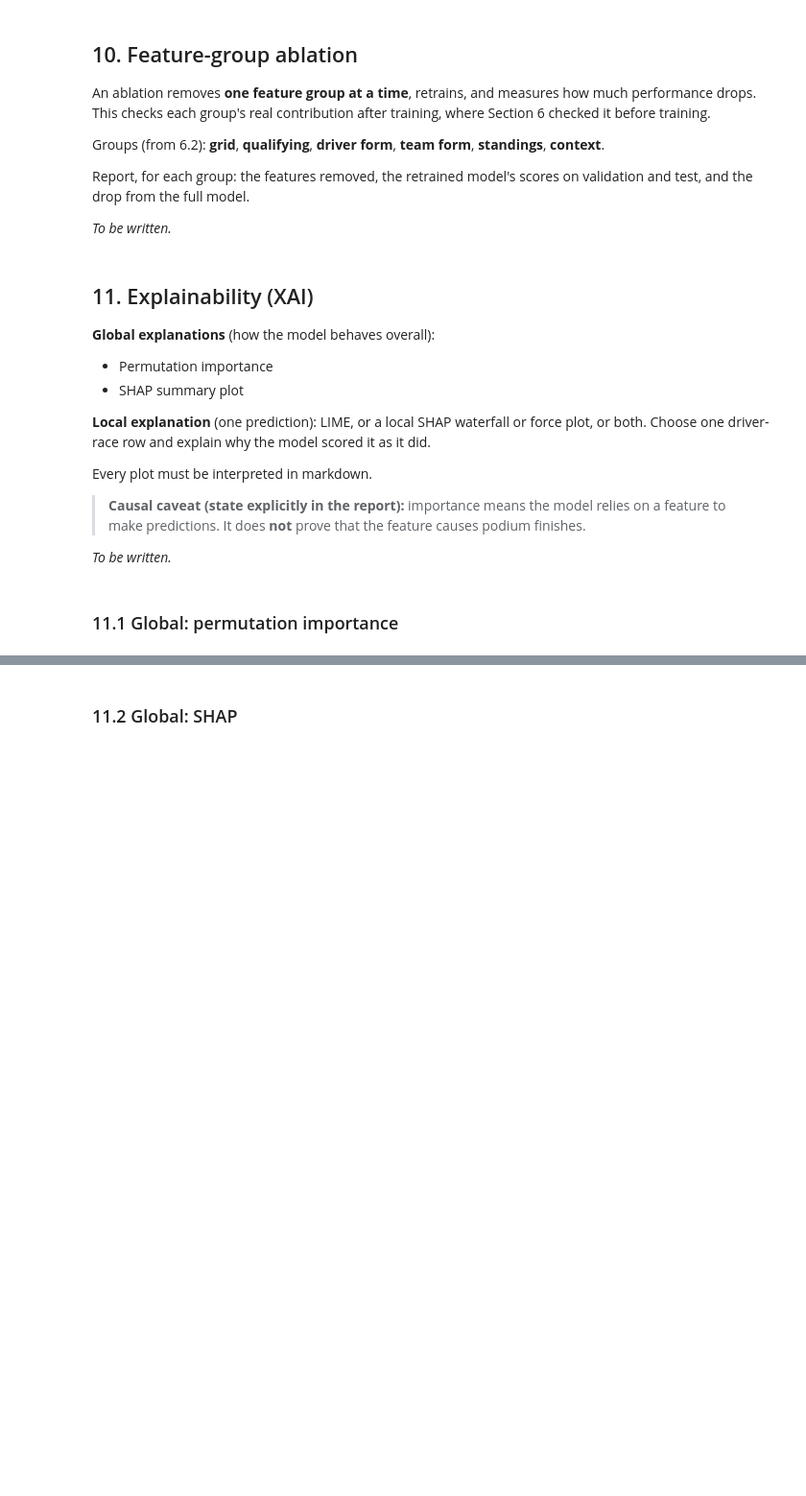
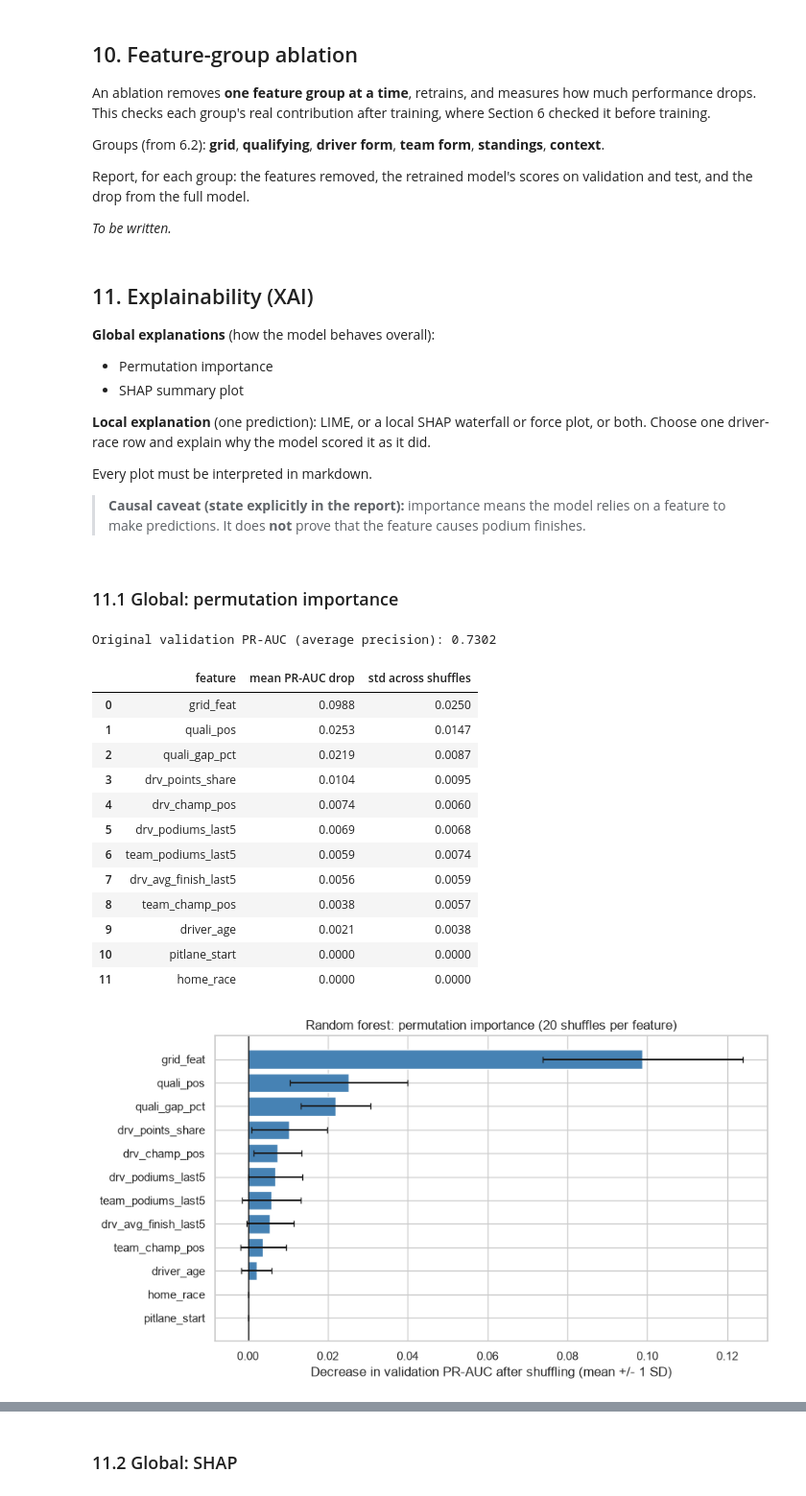
Before and after one commit to AbdelrahmanWaelH/F1_AI_Tools, a Jupyter notebook: F1_Podium_Prediction_Sections_1-8.ipynb, the cells around one changed output, grey strips where cells are left out. Shown at 96% size. Drawn from its saved outputs; the diff is of its cells as text; code cells hidden in the pictures; blank space fills up the shorter version.

Commit message:
11. explainability for raandom forest

```diff
--- a/F1_Podium_Prediction_Sections_1-8.ipynb
+++ b/F1_Podium_Prediction_Sections_1-8.ipynb
@@ -1256,9 +1282,58 @@ Report, for each group: the features removed, the retrained model's scores on va
 Every plot must be interpreted in markdown.
 
 > **Causal caveat (state explicitly in the report):** importance means the model relies on a feature to make predictions. It does **not** prove that the feature causes podium finishes.
-
-*To be written.*
 # %% [markdown]
 ### 11.1 Global: permutation importance
 # %%
-# 11.1 Permutation importance: code to be added
+# 11.1 Random forest: permutation importance on validation data
+from sklearn.inspection import permutation_importance
+from IPython.display import display
+
+# Use the same imputed, unscaled features used to train rf.
+# The fitted model and preprocessing are not changed or re-fitted.
+baseline_ap = average_precision_score(y_val, rf.predict_proba(Xva_imp)[:, 1])
+perm_result = permutation_importance(
+    rf, Xva_imp, y_val,
+    scoring="average_precision",  # same PR-AUC measure as Section 9
+    n_repeats=20,
+    random_state=SEED,
+    n_jobs=-1,
+)
+
+perm_table = pd.DataFrame({
+    "feature": FEATURES,
+    "mean PR-AUC drop": perm_result.importances_mean,
+    "std across shuffles": perm_result.importances_std,
+}).sort_values("mean PR-AUC drop", ascending=False).reset_index(drop=True)
+
+print(f"Original validation PR-AUC (average precision): {baseline_ap:.4f}")
+display(perm_table.round(4))
+
+plot_table = perm_table.sort_values("mean PR-AUC drop")
+fig, ax = plt.subplots(figsize=(9, 5))
+ax.barh(
+    plot_table["feature"], plot_table["mean PR-AUC drop"],
+    xerr=plot_table["std across shuffles"],
+    color="steelblue", capsize=3,
+)
+ax.axvline(0, color="black", linewidth=1)
+ax.set_xlabel("Decrease in validation PR-AUC after shuffling (mean +/- 1 SD)")
+ax.set_title("Random forest: permutation importance (20 shuffles per feature)")
+plt.tight_layout()
+plt.show()
+# %% [output]
+Original validation PR-AUC (average precision): 0.7302
+|  | feature | mean PR-AUC drop | std across shuffles |
+| 0 | grid_feat | 0.0988 | 0.0250 |
+| 1 | quali_pos | 0.0253 | 0.0147 |
+| 2 | quali_gap_pct | 0.0219 | 0.0087 |
+| 3 | drv_points_share | 0.0104 | 0.0095 |
+| 4 | drv_champ_pos | 0.0074 | 0.0060 |
+| 5 | drv_podiums_last5 | 0.0069 | 0.0068 |
+| 6 | team_podiums_last5 | 0.0059 | 0.0074 |
+| 7 | drv_avg_finish_last5 | 0.0056 | 0.0059 |
+| 8 | team_champ_pos | 0.0038 | 0.0057 |
+| 9 | driver_age | 0.0021 | 0.0038 |
+| 10 | pitlane_start | 0.0000 | 0.0000 |
+| 11 | home_race | 0.0000 | 0.0000 |
+[figure, added]
```
Also changed, not shown: parts of 22 cells of this notebook, 1 other file.
